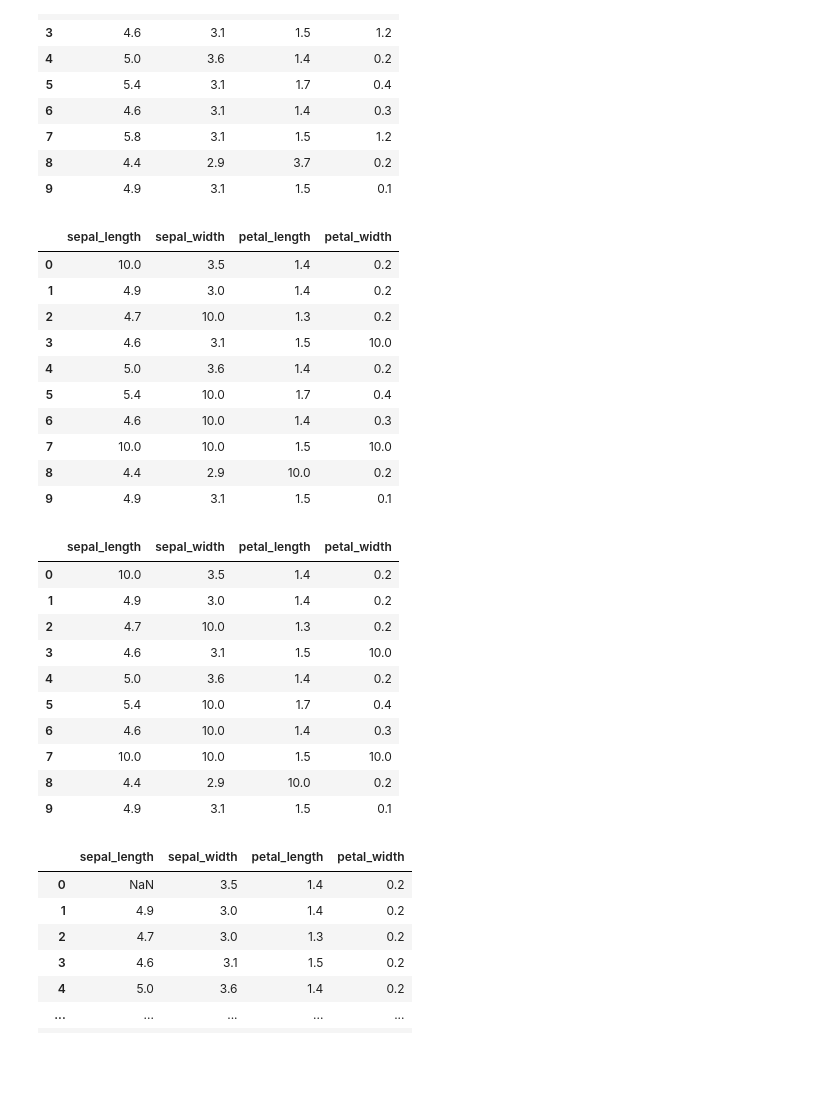
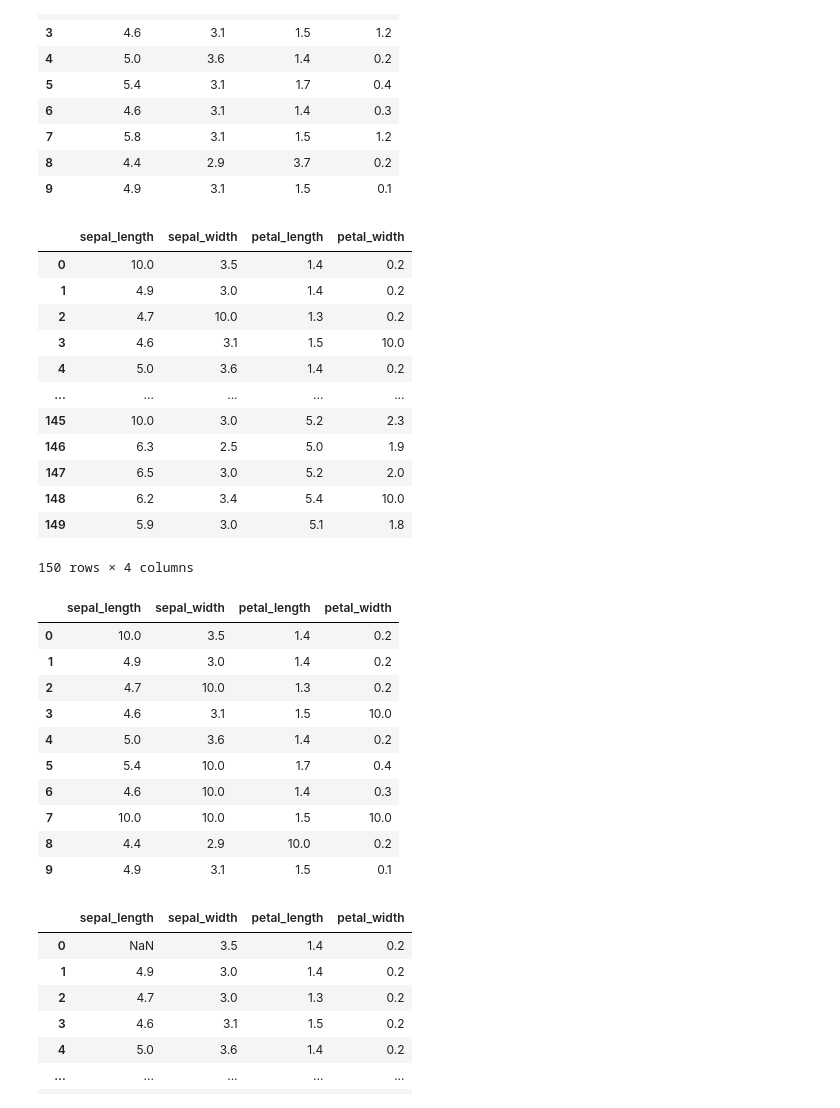
Before and after one commit to Park-Min-Jeong/-Multicampus-Labs, a Jupyter notebook: PythonWeb/lab9.ipynb, the cells around one changed output. Cells and saved outputs as stored; diff of their text form; code cells hidden in the pictures; blank space fills up the shorter version.

```diff
--- a/PythonWeb/lab9.ipynb
+++ b/PythonWeb/lab9.ipynb
@@ -169,21 +169,23 @@ display(iris5.head(10))
 | 9 | 4.9 | 3.1 | 1.5 | 0.1 |
 # %%
 # 1-6
-iris6 = iris_x.fillna(10).head(10)
+iris6 = iris_x.fillna(10)
 display(iris6)
 display(iris6.head(10))
 # %% [output]
 |  | sepal_length | sepal_width | petal_length | petal_width |
 | 0 | 10.0 | 3.5 | 1.4 | 0.2 |
 | 1 | 4.9 | 3.0 | 1.4 | 0.2 |
 | 2 | 4.7 | 10.0 | 1.3 | 0.2 |
 | 3 | 4.6 | 3.1 | 1.5 | 10.0 |
 | 4 | 5.0 | 3.6 | 1.4 | 0.2 |
-| 5 | 5.4 | 10.0 | 1.7 | 0.4 |
-| 6 | 4.6 | 10.0 | 1.4 | 0.3 |
-| 7 | 10.0 | 10.0 | 1.5 | 10.0 |
-| 8 | 4.4 | 2.9 | 10.0 | 0.2 |
-| 9 | 4.9 | 3.1 | 1.5 | 0.1 |
+| ... | ... | ... | ... | ... |
+| 145 | 10.0 | 3.0 | 5.2 | 2.3 |
+| 146 | 6.3 | 2.5 | 5.0 | 1.9 |
+| 147 | 6.5 | 3.0 | 5.2 | 2.0 |
+| 148 | 6.2 | 3.4 | 5.4 | 10.0 |
+| 149 | 5.9 | 3.0 | 5.1 | 1.8 |
+150 rows × 4 columns
 |  | sepal_length | sepal_width | petal_length | petal_width |
 | 0 | 10.0 | 3.5 | 1.4 | 0.2 |
 | 1 | 4.9 | 3.0 | 1.4 | 0.2 |
```
Also changed, not shown: parts of 2 cells of this notebook.
